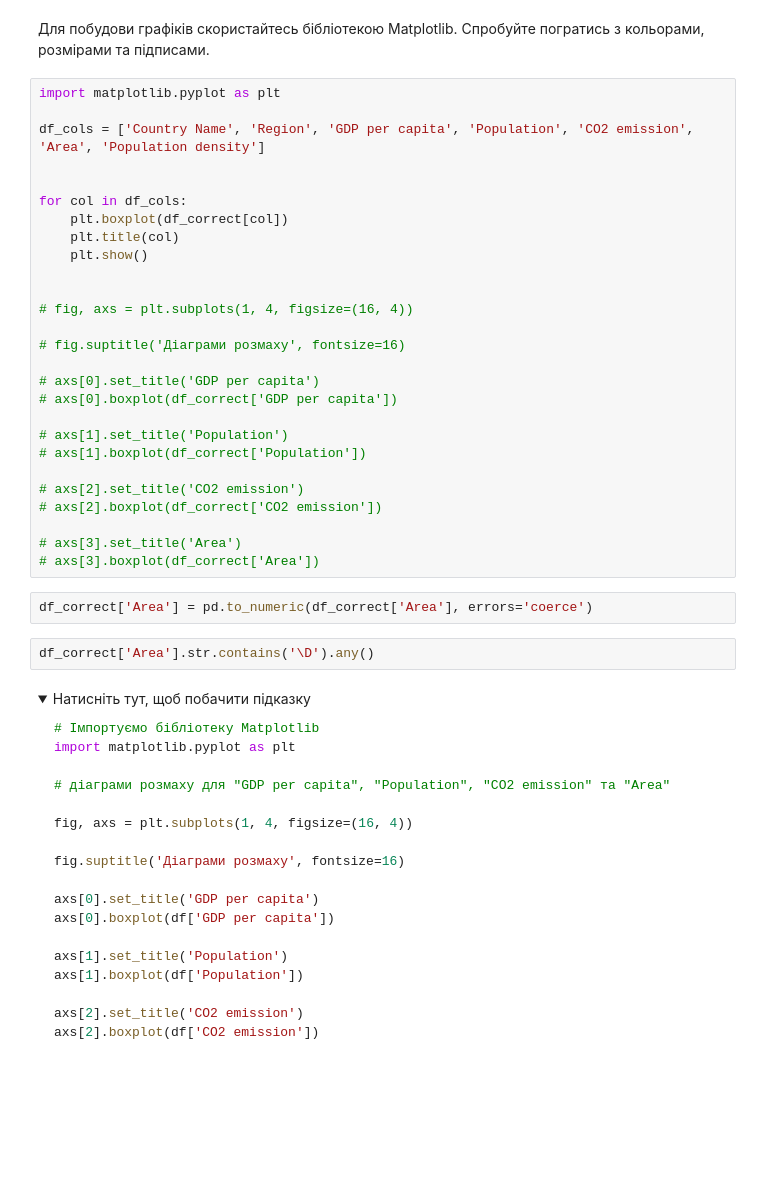
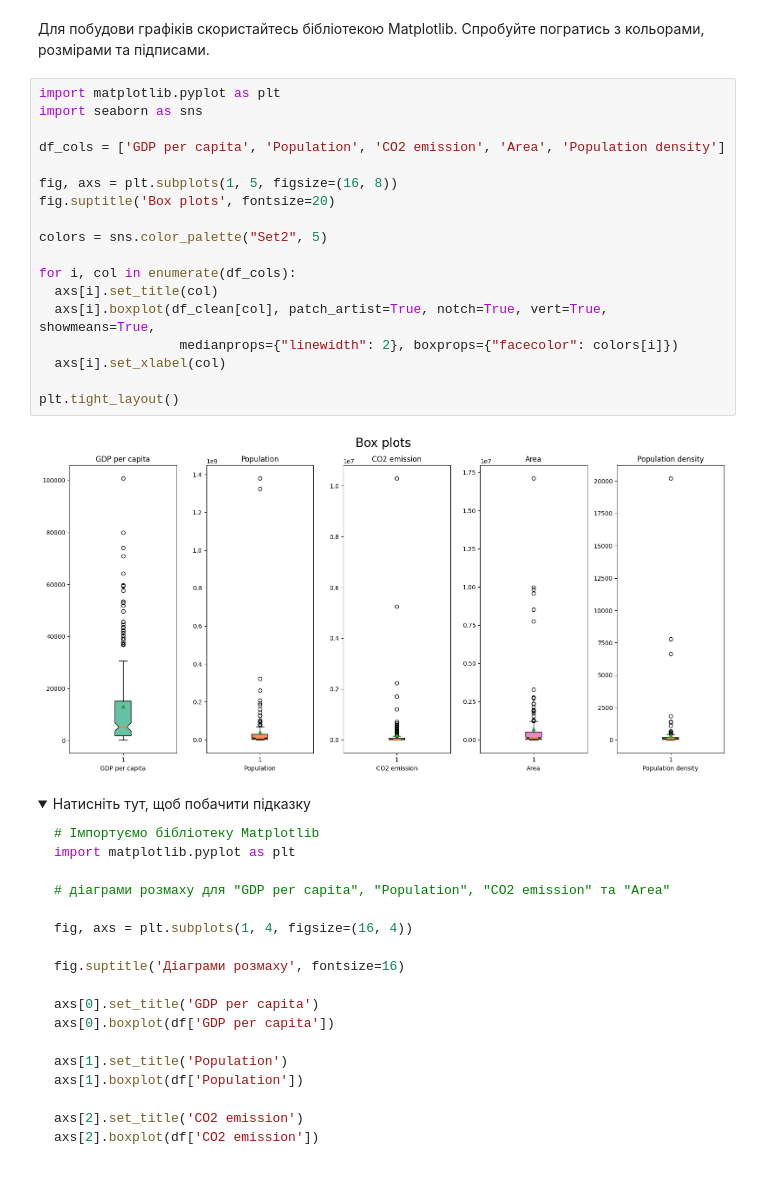
Before and after one commit to smoklien/kpi-machine-learning, a Jupyter notebook: python-1/src/main.ipynb, the cells around one changed output. Cells and saved outputs as stored; diff of their text form; folded sections open; blank space fills up the shorter version.

```diff
--- a/python-1/src/main.ipynb
+++ b/python-1/src/main.ipynb
@@ -159,37 +245,26 @@ df_correct
 </div>
 # %% [markdown]
 Для побудови графіків скористайтесь бібліотекою Matplotlib. Спробуйте погратись з кольорами, розмірами та підписами.
-# %%
-import matplotlib.pyplot as plt
-
-df_cols = ['Country Name', 'Region', 'GDP per capita', 'Population', 'CO2 emission', 'Area', 'Population density']
-
-
-for col in df_cols:
-    plt.boxplot(df_correct[col])
-    plt.title(col)
-    plt.show()
-
-
-# fig, axs = plt.subplots(1, 4, figsize=(16, 4))
-
-# fig.suptitle('Діаграми розмаху', fontsize=16)
-
-# axs[0].set_title('GDP per capita')
-# axs[0].boxplot(df_correct['GDP per capita'])
-
-# axs[1].set_title('Population')
-# axs[1].boxplot(df_correct['Population'])
-
-# axs[2].set_title('CO2 emission')
-# axs[2].boxplot(df_correct['CO2 emission'])
-
-# axs[3].set_title('Area')
-# axs[3].boxplot(df_correct['Area'])
-# %%
-df_correct['Area'] = pd.to_numeric(df_correct['Area'], errors='coerce')
-# %%
-df_correct['Area'].str.contains('\D').any()
+# %%
+import matplotlib.pyplot as plt
+import seaborn as sns
+
+df_cols = ['GDP per capita', 'Population', 'CO2 emission', 'Area', 'Population density']
+
+fig, axs = plt.subplots(1, 5, figsize=(16, 8))
+fig.suptitle('Box plots', fontsize=20)
+
+colors = sns.color_palette("Set2", 5)
+
+for i, col in enumerate(df_cols):
+  axs[i].set_title(col)
+  axs[i].boxplot(df_clean[col], patch_artist=True, notch=True, vert=True, showmeans=True,
+                  medianprops={"linewidth": 2}, boxprops={"facecolor": colors[i]})
+  axs[i].set_xlabel(col)
+
+plt.tight_layout()
+# %% [output]
+[figure, added]
 # %% [markdown]
 <details><summary>Натисніть тут, щоб побачити підказку</summary>
 
```
Also changed, not shown: parts of 26 cells of this notebook, 1 other file.
